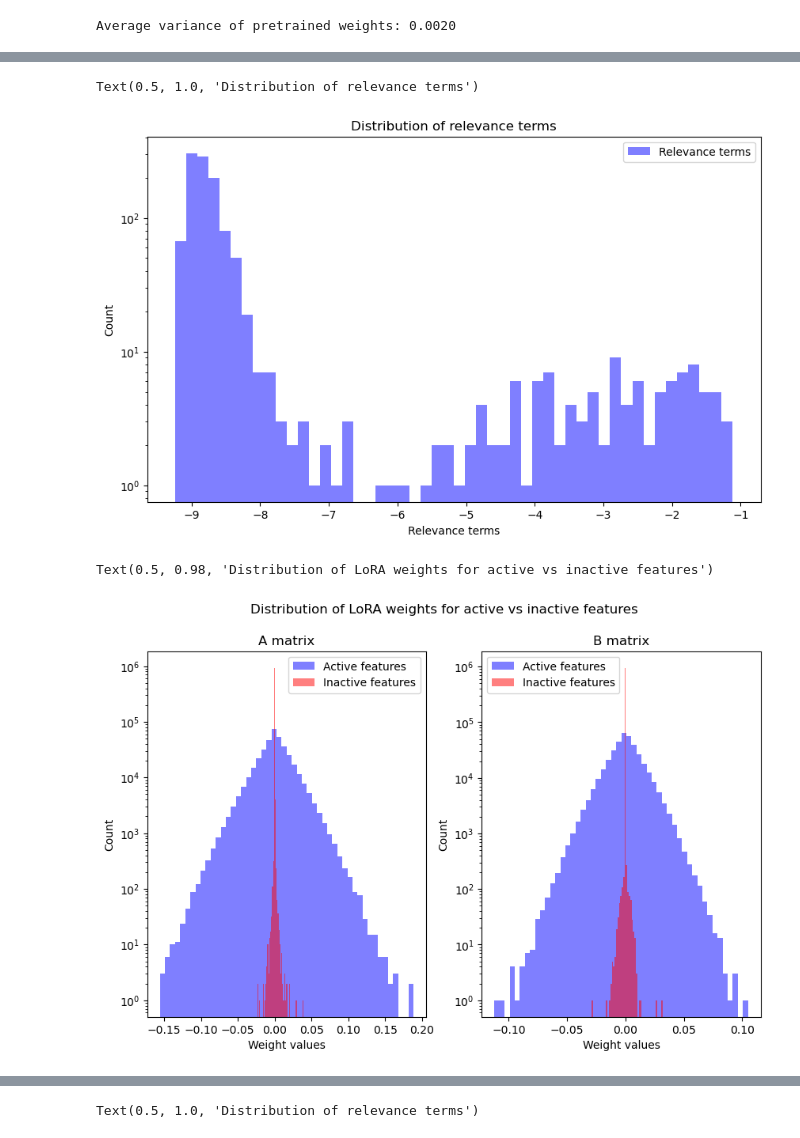
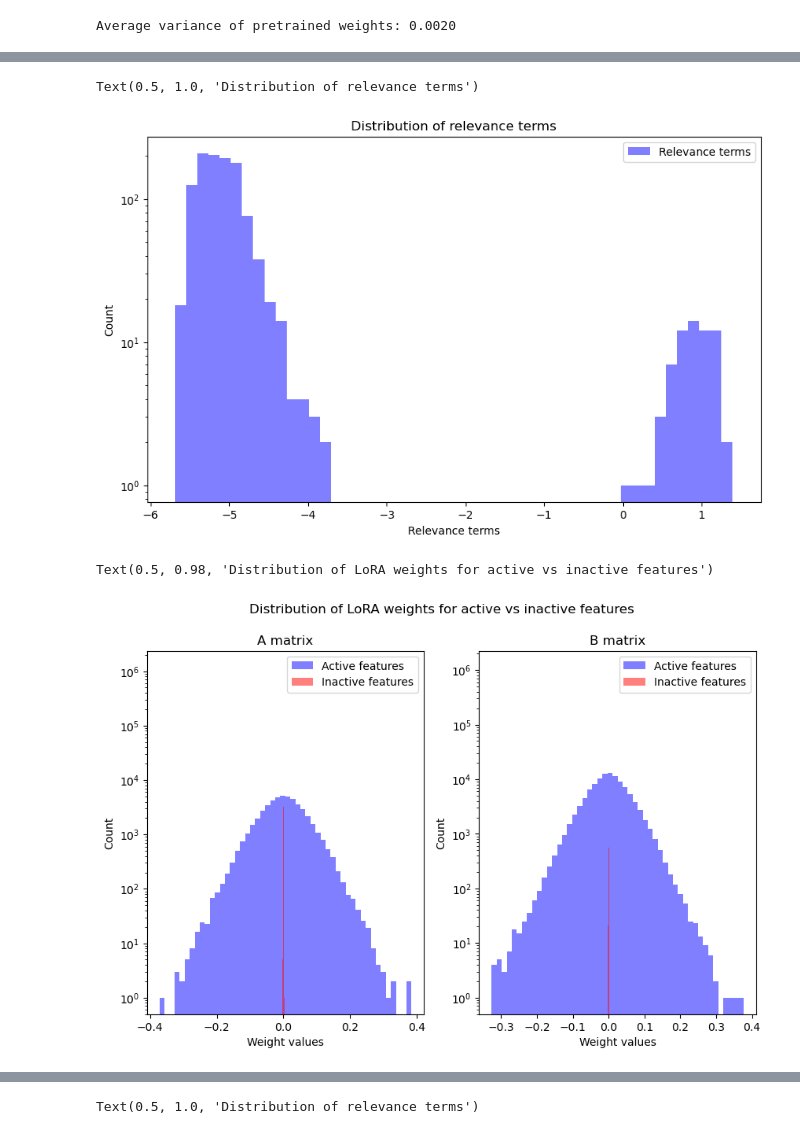
Before and after one commit to yoakiyama/ARDLoRa, a Jupyter notebook: notebooks/scratch.ipynb, the cells around one changed output, grey strips where cells are left out. Saved outputs shown, nothing was run; the diff lists cells and outputs as text; code cells hidden in the pictures.

```diff
--- a/notebooks/scratch.ipynb
+++ b/notebooks/scratch.ipynb
@@ -242,7 +226,7 @@ test_loader = torch.utils.data.DataLoader(test_dataset, batch_size=256, shuffle=
 # Training config
 device = torch.device('cuda' if torch.cuda.is_available() else 'cpu')
 model = model.to(device)
-optimizer = Adam(filter(lambda p: p.requires_grad, model.parameters()), lr=3e-4)
+optimizer = Adam(filter(lambda p: p.requires_grad, model.parameters()), lr=1e-3)
 lr_warmup_steps = 100
 def lr_lambda(step):
     if step < lr_warmup_steps:
@@ -431,0 +507,4 @@ ax.scatter(np.log10(A_norm), np.log10(B_norm))
+# %%
+for idx, layer in enumerate(model.distilbert.transformer.layer):
+    if idx == 5: break
+torch.sum(layer.ffn.lin2.lora.lora_A**2, dim=0).argmin()
@@ -466,17 +586,17 @@ for type_idx, matrix_type in enumerate(['Query', 'Key', 'Value', 'Projection', '
     layer_indices = []
     for idx, layer in enumerate(model.distilbert.transformer.layer):
         if matrix_type == 'Query':
-            weights = layer.attention.q_lin.lora.lora_A.detach().cpu().numpy().flatten()
+            weights = (layer.attention.q_lin.lora.lora_A.detach().cpu() * layer.attention.q_lin.lora.feature_mask.view(1, -1).detach().cpu()).flatten().numpy()
         elif matrix_type == 'Key':
-            weights = layer.attention.k_lin.lora.lora_A.detach().cpu().numpy().flatten()
+            weights = (layer.attention.k_lin.lora.lora_A.detach().cpu() * layer.attention.k_lin.lora.feature_mask.view(1, -1).detach().cpu()).flatten().numpy()
         elif matrix_type == 'Value':
-            weights = layer.attention.v_lin.lora.lora_A.detach().cpu().numpy().flatten()
+            weights = (layer.attention.v_lin.lora.lora_A.detach().cpu() * layer.attention.v_lin.lora.feature_mask.view(1, -1).detach().cpu()).flatten().numpy()
         elif matrix_type == 'Projection':
-            weights = layer.attention.out_lin.lora.lora_A.detach().cpu().numpy().flatten()
+            weights = (layer.attention.out_lin.lora.lora_A.detach().cpu() * layer.attention.out_lin.lora.feature_mask.view(1, -1).detach().cpu()).flatten().numpy()
         elif matrix_type == 'MLP1':
-            weights = layer.ffn.lin1.lora.lora_A.detach().cpu().numpy().flatten()
+            weights = (layer.ffn.lin1.lora.lora_A.detach().cpu() * layer.ffn.lin1.lora.feature_mask.view(1, -1).detach().cpu()).flatten().numpy()
         elif matrix_type == 'MLP2':
-            weights = layer.ffn.lin2.lora.lora_A.detach().cpu().numpy().flatten()
+            weights = (layer.ffn.lin2.lora.lora_A.detach().cpu() * layer.ffn.lin2.lora.feature_mask.view(1, -1).detach().cpu()).flatten().numpy()
         all_weights.extend(weights)
         layer_indices.extend([idx] * len(weights))
     colors = ['mediumaquamarine', 'orange', 'lime', 'blue', 'red', 'purple']
@@ -486,5 +606,5 @@ for type_idx, matrix_type in enumerate(['Query', 'Key', 'Value', 'Projection', '
                 x='weights', hue='layer', palette=colors, ax=ax[row_idx, col_idx])
     ax[row_idx, col_idx].set_title(matrix_type)
     ax[row_idx, col_idx].set_yscale('symlog')
-    # ax[row_idx, col_idx].set_xlim(-0.1, 0.1)
+    ax[row_idx, col_idx].set_xlim(-0.1, 0.1)
 # %% [output]
@@ -492,53 +651,41 @@ for type_idx, matrix_type in enumerate(['Query', 'Key', 'Value', 'Projection', '
 # %%
 # Distribution of relevance terms
 lambda_k_l = []
 layer_indices = []
 for idx, layer in enumerate(model.distilbert.transformer.layer):
     layer_indices.append(idx)
     if lora_query:
-        lambda_k = torch.div(torch.sum(layer.attention.q_lin.lora.lora_A ** 2, dim=0) +
-                           torch.sum(layer.attention.q_lin.lora.lora_B ** 2, dim=1),
-                           layer.attention.q_lin.lora.c)
+        lambda_k = torch.sum(layer.attention.q_lin.lora.lora_A ** 2, dim=0) + torch.sum(layer.attention.q_lin.lora.lora_B ** 2, dim=1)
         lambda_k_l.append(lambda_k.detach().cpu().numpy().flatten())
     if lora_key:
-        lambda_k = torch.div(torch.sum(layer.attention.k_lin.lora.lora_A ** 2, dim=0) +
-                            torch.sum(layer.attention.k_lin.lora.lora_B ** 2, dim=1),
-                           layer.attention.k_lin.lora.c)
+        lambda_k = torch.sum(layer.attention.k_lin.lora.lora_A ** 2, dim=0) + torch.sum(layer.attention.k_lin.lora.lora_B ** 2, dim=1)
         lambda_k_l.append(lambda_k.detach().cpu().numpy().flatten())
     if lora_value:
-        lambda_k = torch.div(torch.sum(layer.attention.v_lin.lora.lora_A ** 2, dim=0) +
-                            torch.sum(layer.attention.v_lin.lora.lora_B ** 2, dim=1),
-                           layer.attention.v_lin.lora.c)
+        lambda_k = torch.sum(layer.attention.v_lin.lora.lora_A ** 2, dim=0) + torch.sum(layer.attention.v_lin.lora.lora_B ** 2, dim=1)
         lambda_k_l.append(lambda_k.detach().cpu().numpy().flatten())
     if lora_projection:
-        lambda_k = torch.div(torch.sum(layer.attention.out_lin.lora.lora_A ** 2, dim=0) +
-                            torch.sum(layer.attention.out_lin.lora.lora_B ** 2, dim=1),
-                           layer.attention.out_lin.lora.c)
+        lambda_k = torch.sum(layer.attention.out_lin.lora.lora_A ** 2, dim=0) + torch.sum(layer.attention.out_lin.lora.lora_B ** 2, dim=1)
         lambda_k_l.append(lambda_k.detach().cpu().numpy().flatten())
     if lora_mlp:
-        lambda_k = torch.div(torch.sum(layer.ffn.lin1.lora.lora_A ** 2, dim=0) +
-                            torch.sum(layer.ffn.lin1.lora.lora_B ** 2, dim=1),
-                           layer.ffn.lin1.lora.c)
+        lambda_k = torch.sum(layer.ffn.lin1.lora.lora_A ** 2, dim=0) + torch.sum(layer.ffn.lin1.lora.lora_B ** 2, dim=1)
         lambda_k_l.append(lambda_k.detach().cpu().numpy().flatten())
-        lambda_k = torch.div(torch.sum(layer.ffn.lin2.lora.lora_A ** 2, dim=0) +
-                            torch.sum(layer.ffn.lin2.lora.lora_B ** 2, dim=1),
-                           layer.ffn.lin2.lora.c)
+        lambda_k = torch.sum(layer.ffn.lin2.lora.lora_A ** 2, dim=0) + torch.sum(layer.ffn.lin2.lora.lora_B ** 2, dim=1)
         lambda_k_l.append(lambda_k.detach().cpu().numpy().flatten())
 lambda_k_l = np.concatenate(lambda_k_l)
 lambda_k_l = np.log10(lambda_k_l[lambda_k_l > 0])
 f, ax = plt.subplots(1, 1, figsize=(10, 6))
 ax.hist(lambda_k_l, bins=50, alpha=0.5, label='Relevance terms', color='blue')
 ax.set_xlabel('Relevance terms')
 ax.set_ylabel('Count')
 ax.legend()
 ax.set_yscale('log')
 ax.set_title('Distribution of relevance terms')
 # %% [output]
 Text(0.5, 1.0, 'Distribution of relevance terms')
-[figure, old version]
+[figure, new version]
 # %%
 # Plot distribution of active features across layers
-active_thresh = 1e-5
+active_thresh = 1e-1
 active_feature_weights_A = []
 active_feature_weights_B = []
 inactive_feature_weights_A = []
@@ -547,53 +694,41 @@ layer_indices = []
 for idx, layer in enumerate(model.distilbert.transformer.layer):
     layer_indices.append(idx)
     if lora_query:
-        lambda_k = torch.div(torch.sum(layer.attention.q_lin.lora.lora_A ** 2, dim=0) +
-                            torch.sum(layer.attention.q_lin.lora.lora_B ** 2, dim=1),
-                            layer.attention.q_lin.lora.c)
+        lambda_k = torch.sum(layer.attention.q_lin.lora.lora_A ** 2, dim=0) + torch.sum(layer.attention.q_lin.lora.lora_B ** 2, dim=1)
         active_features = (lambda_k >= active_thresh)
         active_feature_weights_A.append(layer.attention.q_lin.lora.lora_A[:, active_features].detach().cpu().numpy().flatten())
         inactive_feature_weights_A.append(layer.attention.q_lin.lora.lora_A[:, ~active_features].detach().cpu().numpy().flatten())
         active_feature_weights_B.append(layer.attention.q_lin.lora.lora_B[active_features].detach().cpu().numpy().flatten())
         inactive_feature_weights_B.append(layer.attention.q_lin.lora.lora_B[~active_features].detach().cpu().numpy().flatten())
     if lora_key:
-        lambda_k = torch.div(torch.sum(layer.attention.k_lin.lora.lora_A ** 2, dim=0) +
-                            torch.sum(layer.attention.k_lin.lora.lora_B ** 2, dim=1),
-                            layer.attention.k_lin.lora.c)
+        lambda_k = torch.sum(layer.attention.k_lin.lora.lora_A ** 2, dim=0) + torch.sum(layer.attention.k_lin.lora.lora_B ** 2, dim=1)
         active_features = (lambda_k >= active_thresh)
         active_feature_weights_A.append(layer.attention.k_lin.lora.lora_A[:, active_features].detach().cpu().numpy().flatten())
         inactive_feature_weights_A.append(layer.attention.k_lin.lora.lora_A[:, ~active_features].detach().cpu().numpy().flatten())
         active_feature_weights_B.append(layer.attention.k_lin.lora.lora_B[active_features].detach().cpu().numpy().flatten())
         inactive_feature_weights_B.append(layer.attention.k_lin.lora.lora_B[~active_features].detach().cpu().numpy().flatten())
     if lora_value:
-        lambda_k = torch.div(torch.sum(layer.attention.v_lin.lora.lora_A ** 2, dim=0) +
-                            torch.sum(layer.attention.v_lin.lora.lora_B ** 2, dim=1),
-                            layer.attention.v_lin.lora.c)
+        lambda_k = torch.sum(layer.attention.v_lin.lora.lora_A ** 2, dim=0) + torch.sum(layer.attention.v_lin.lora.lora_B ** 2, dim=1)
         active_features = (lambda_k >= active_thresh)
         active_feature_weights_A.append(layer.attention.v_lin.lora.lora_A[:, active_features].detach().cpu().numpy().flatten())
         inactive_feature_weights_A.append(layer.attention.v_lin.lora.lora_A[:, ~active_features].detach().cpu().numpy().flatten())
         active_feature_weights_B.append(layer.attention.v_lin.lora.lora_B[active_features].detach().cpu().numpy().flatten())
         inactive_feature_weights_B.append(layer.attention.v_lin.lora.lora_B[~active_features].detach().cpu().numpy().flatten())
     if lora_projection:
-        lambda_k = torch.div(torch.sum(layer.attention.out_lin.lora.lora_A ** 2, dim=0) +
-                            torch.sum(layer.attention.out_lin.lora.lora_B ** 2, dim=1),
-                            layer.attention.out_lin.lora.c)
+        lambda_k = torch.sum(layer.attention.out_lin.lora.lora_A ** 2, dim=0) + torch.sum(layer.attention.out_lin.lora.lora_B ** 2, dim=1)
         active_features = (lambda_k >= active_thresh)
         active_feature_weights_A.append(layer.attention.out_lin.lora.lora_A[:, active_features].detach().cpu().numpy().flatten())
         inactive_feature_weights_A.append(layer.attention.out_lin.lora.lora_A[:, ~active_features].detach().cpu().numpy().flatten())
         active_feature_weights_B.append(layer.attention.out_lin.lora.lora_B[active_features].detach().cpu().numpy().flatten())
         inactive_feature_weights_B.append(layer.attention.out_lin.lora.lora_B[~active_features].detach().cpu().numpy().flatten())
     if lora_mlp:
-        lambda_k = torch.div(torch.sum(layer.ffn.lin1.lora.lora_A ** 2, dim=0) +
-                            torch.sum(layer.ffn.lin1.lora.lora_B ** 2, dim=1),
-                            layer.ffn.lin1.lora.c)
+        lambda_k = torch.sum(layer.ffn.lin1.lora.lora_A ** 2, dim=0) + torch.sum(layer.ffn.lin1.lora.lora_B ** 2, dim=1)
         active_features = (lambda_k >= active_thresh)
         active_feature_weights_A.append(layer.ffn.lin1.lora.lora_A[:, active_features].detach().cpu().numpy().flatten())
         inactive_feature_weights_A.append(layer.ffn.lin1.lora.lora_A[:, ~active_features].detach().cpu().numpy().flatten())
         active_feature_weights_B.append(layer.ffn.lin1.lora.lora_B[active_features].detach().cpu().numpy().flatten())
         inactive_feature_weights_B.append(layer.ffn.lin1.lora.lora_B[~active_features].detach().cpu().numpy().flatten())
-        lambda_k = torch.div(torch.sum(layer.ffn.lin2.lora.lora_A ** 2, dim=0) +
-                            torch.sum(layer.ffn.lin2.lora.lora_B ** 2, dim=1),
-                            layer.ffn.lin2.lora.c)
+        lambda_k = torch.sum(layer.ffn.lin2.lora.lora_A ** 2, dim=0) + torch.sum(layer.ffn.lin2.lora.lora_B ** 2, dim=1)
         active_features = (lambda_k >= active_thresh)
         active_feature_weights_A.append(layer.ffn.lin2.lora.lora_A[:, active_features].detach().cpu().numpy().flatten())
         inactive_feature_weights_A.append(layer.ffn.lin2.lora.lora_A[:, ~active_features].detach().cpu().numpy().flatten())
@@ -626,7 +761,7 @@ ax[1].set_title('B matrix')
 f.suptitle('Distribution of LoRA weights for active vs inactive features')
 # %% [output]
 Text(0.5, 0.98, 'Distribution of LoRA weights for active vs inactive features')
-[figure, old version]
+[figure, new version]
 # %%
 k_eff_data = {
     'Query': [], 'Key': [], 'Value': [],
```
Also changed, not shown: parts of 28 cells of this notebook, 1 other file.
